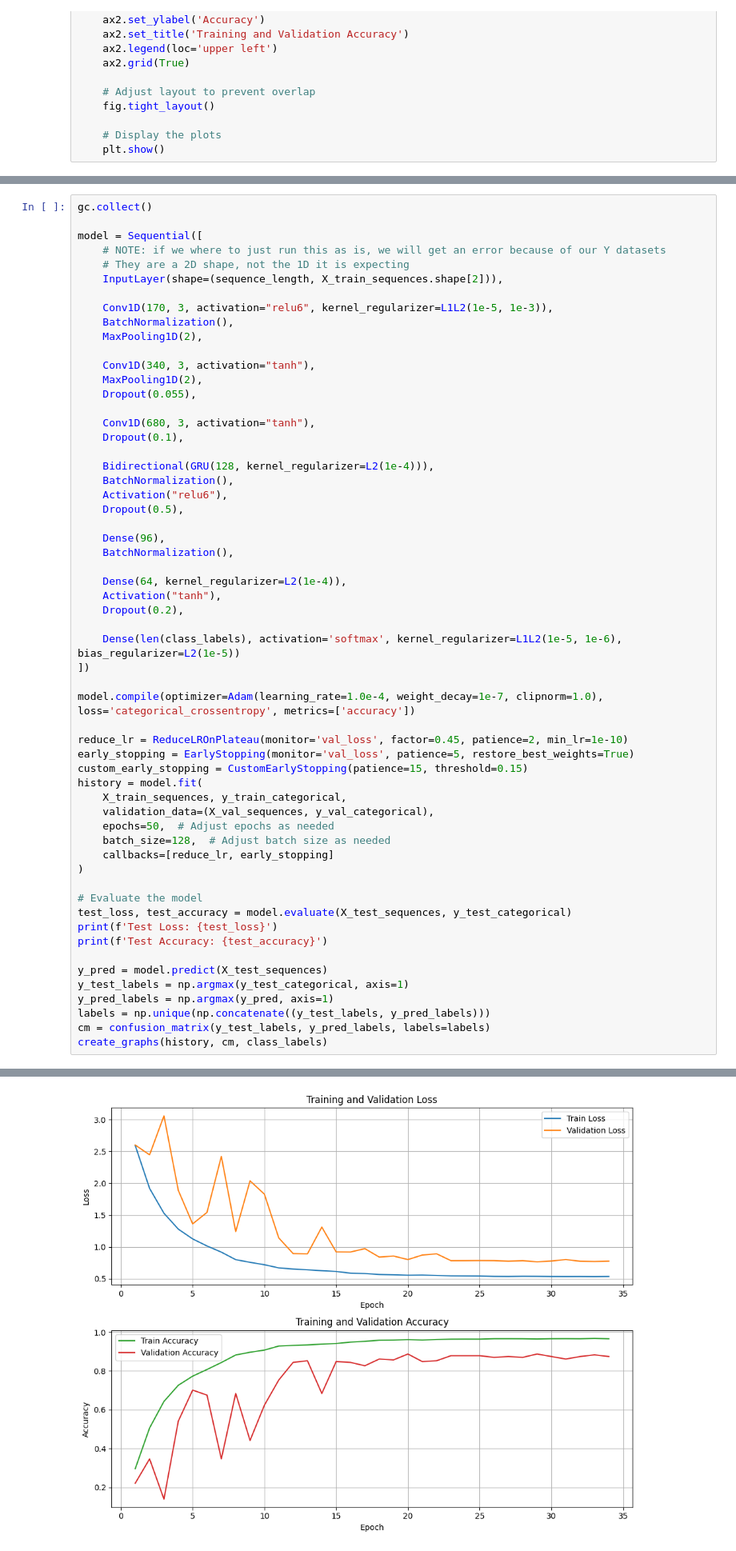
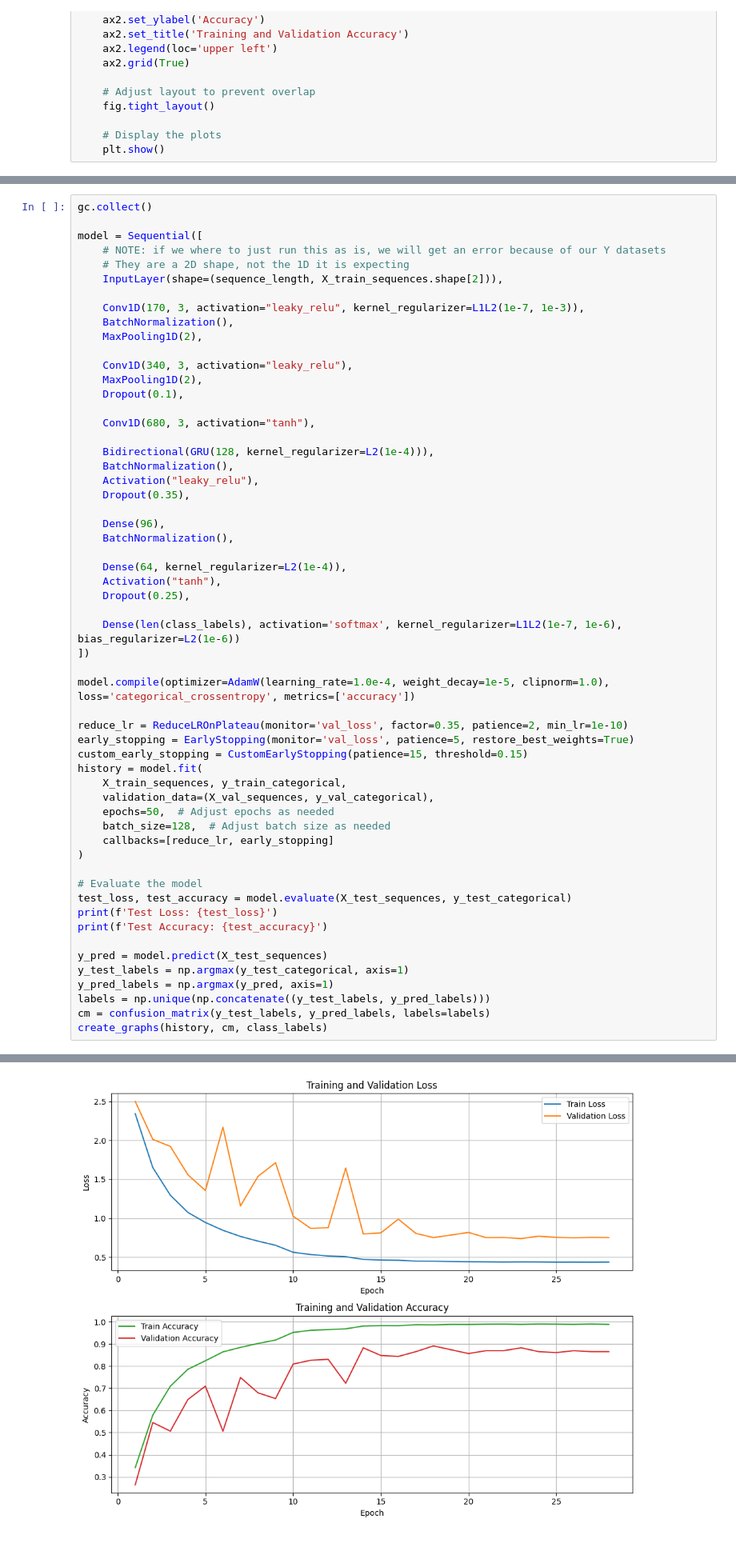
Before and after one commit to D3rrickLa/machine_learning_tfnmp, a Jupyter notebook: model/CNN_LSTM/v3/cnn_lstm_v3.ipynb, the cells around one changed output, grey strips where cells are left out. Shown at 80% size. Saved outputs shown, nothing was run; the diff lists cells and outputs as text.

```diff
--- a/model/CNN_LSTM/v3/cnn_lstm_v3.ipynb
+++ b/model/CNN_LSTM/v3/cnn_lstm_v3.ipynb
@@ -207,35 +210,34 @@ model = Sequential([
     # They are a 2D shape, not the 1D it is expecting
     InputLayer(shape=(sequence_length, X_train_sequences.shape[2])),
 
-    Conv1D(170, 3, activation="relu6", kernel_regularizer=L1L2(1e-5, 1e-3)),
+    Conv1D(170, 3, activation="leaky_relu", kernel_regularizer=L1L2(1e-7, 1e-3)),
     BatchNormalization(),
     MaxPooling1D(2),
 
-    Conv1D(340, 3, activation="tanh"),
+    Conv1D(340, 3, activation="leaky_relu"),
     MaxPooling1D(2),
-    Dropout(0.055),
+    Dropout(0.1),
 
     Conv1D(680, 3, activation="tanh"),
-    Dropout(0.1),
 
     Bidirectional(GRU(128, kernel_regularizer=L2(1e-4))),
     BatchNormalization(),
-    Activation("relu6"),
-    Dropout(0.5),
+    Activation("leaky_relu"),
+    Dropout(0.35),
 
     Dense(96),
     BatchNormalization(),
 
     Dense(64, kernel_regularizer=L2(1e-4)),
     Activation("tanh"),
-    Dropout(0.2),
+    Dropout(0.25),
 
-    Dense(len(class_labels), activation='softmax', kernel_regularizer=L1L2(1e-5, 1e-6),  bias_regularizer=L2(1e-5))
+    Dense(len(class_labels), activation='softmax', kernel_regularizer=L1L2(1e-7, 1e-6),  bias_regularizer=L2(1e-6))
 ])
 
-model.compile(optimizer=Adam(learning_rate=1.0e-4, weight_decay=1e-7, clipnorm=1.0), loss='categorical_crossentropy', metrics=['accuracy'])
+model.compile(optimizer=AdamW(learning_rate=1.0e-4, weight_decay=1e-5, clipnorm=1.0), loss='categorical_crossentropy', metrics=['accuracy'])
 
-reduce_lr = ReduceLROnPlateau(monitor='val_loss', factor=0.45, patience=2, min_lr=1e-10)
+reduce_lr = ReduceLROnPlateau(monitor='val_loss', factor=0.35, patience=2, min_lr=1e-10)
 early_stopping = EarlyStopping(monitor='val_loss', patience=5, restore_best_weights=True)
 custom_early_stopping = CustomEarlyStopping(patience=15, threshold=0.15)
 history = model.fit(
@@ -279,2 +281,2 @@ Test Accuracy: 0.887445867061615
-[figure, old version]
+[figure, new version]
 # %%
```
Also changed, not shown: parts of 6 cells of this notebook, 9 other files.
